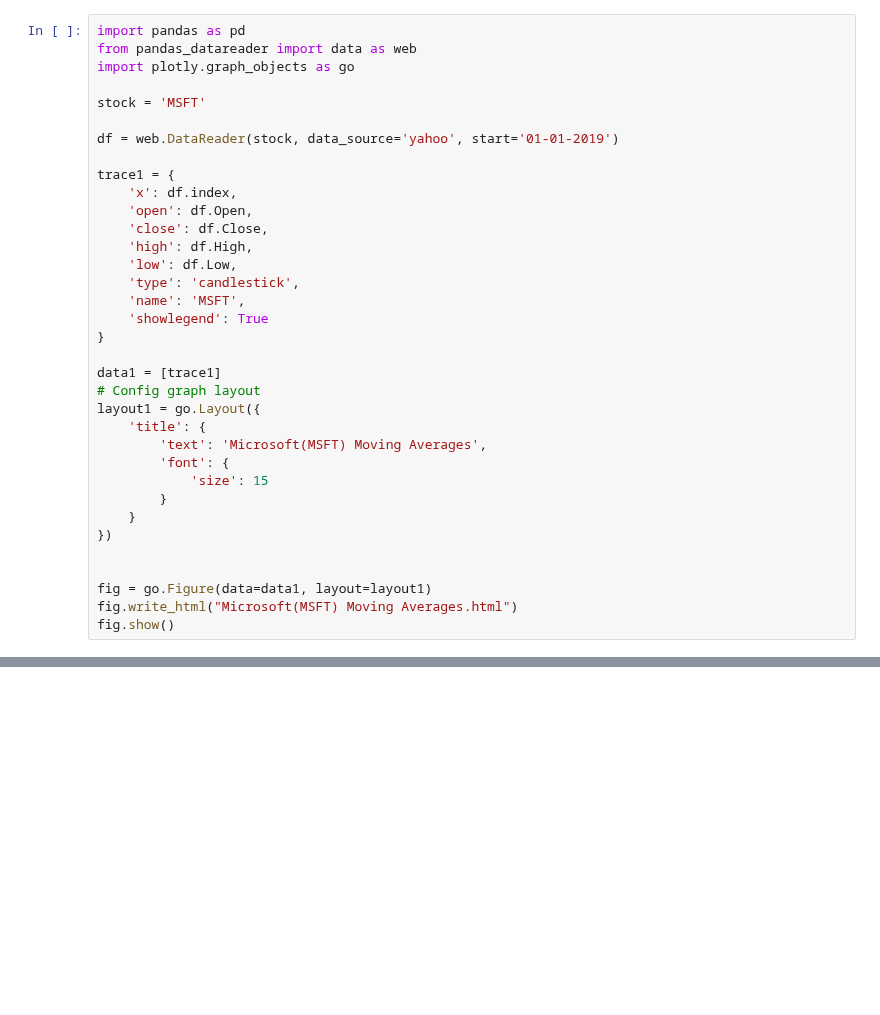
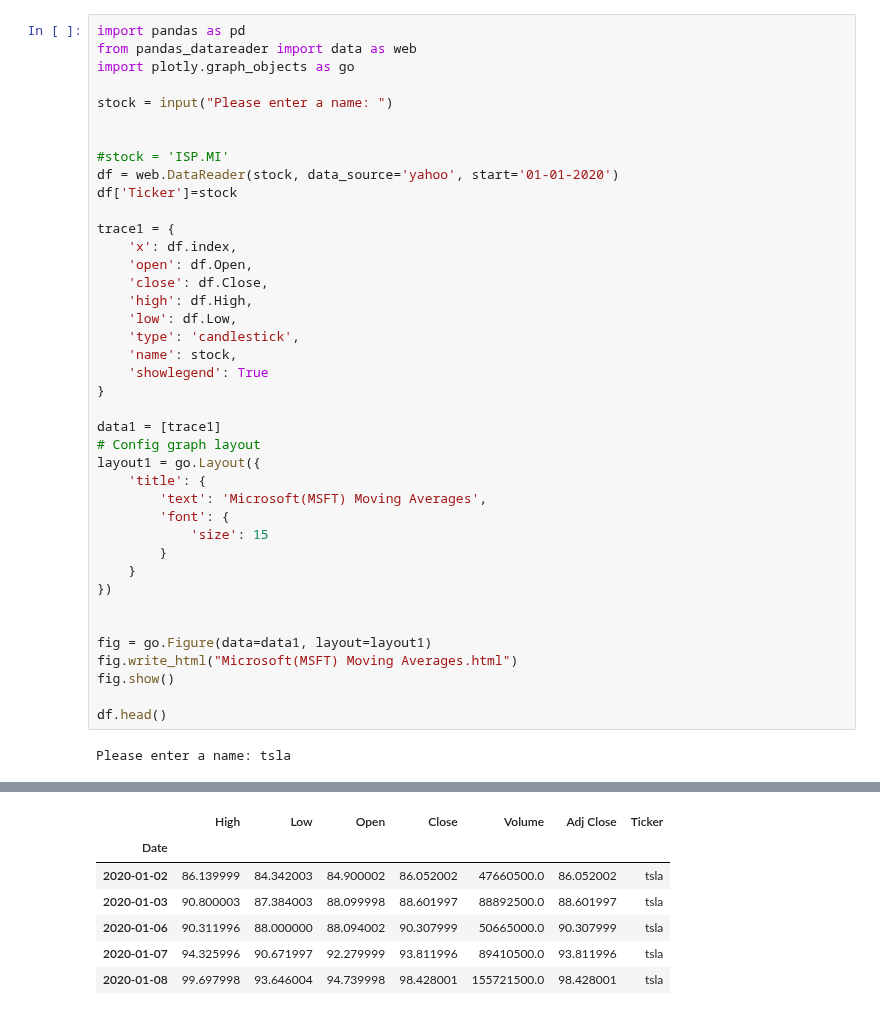
Before and after one commit to Athom77/INVEST_IO, a Jupyter notebook: candle_scraping_01.ipynb, the cells around one changed output, grey strips where cells are left out. Cells and saved outputs as stored; diff of their text form; blank space fills up the shorter version.

```diff
--- a/candle_scraping_01.ipynb
+++ b/candle_scraping_01.ipynb
@@ -93,38 +64,51 @@ import pandas as pd
 from pandas_datareader import data as web
 import plotly.graph_objects as go
 
-stock = 'MSFT'
+stock = input("Please enter a name: ")
 
-df = web.DataReader(stock, data_source='yahoo', start='01-01-2019')
+
+#stock = 'ISP.MI'
+df = web.DataReader(stock, data_source='yahoo', start='01-01-2020')
+df['Ticker']=stock
 
 trace1 = {
     'x': df.index,
     'open': df.Open,
     'close': df.Close,
     'high': df.High,
     'low': df.Low,
     'type': 'candlestick',
-    'name': 'MSFT',
+    'name': stock,
     'showlegend': True
 }
 
 data1 = [trace1]
 # Config graph layout
 layout1 = go.Layout({
     'title': {
         'text': 'Microsoft(MSFT) Moving Averages',
         'font': {
             'size': 15
         }
     }
 })
 
 
 fig = go.Figure(data=data1, layout=layout1)
 fig.write_html("Microsoft(MSFT) Moving Averages.html")
 fig.show()
+
+df.head()
 # %% [output]
+Please enter a name: tsla
 [interactive output not drawn]
+|  | High | Low | Open | Close | Volume | Adj Close | Ticker |
+| Date |  |  |  |  |  |  |  |
+| 2020-01-02 | 86.139999 | 84.342003 | 84.900002 | 86.052002 | 47660500.0 | 86.052002 | tsla |
+| 2020-01-03 | 90.800003 | 87.384003 | 88.099998 | 88.601997 | 88892500.0 | 88.601997 | tsla |
+| 2020-01-06 | 90.311996 | 88.000000 | 88.094002 | 90.307999 | 50665000.0 | 90.307999 | tsla |
+| 2020-01-07 | 94.325996 | 90.671997 | 92.279999 | 93.811996 | 89410500.0 | 93.811996 | tsla |
+| 2020-01-08 | 99.697998 | 93.646004 | 94.739998 | 98.428001 | 155721500.0 | 98.428001 | tsla |
 # %%
 df.head()
 # %% [output]
```
Also changed, not shown: parts of 6 cells of this notebook.
